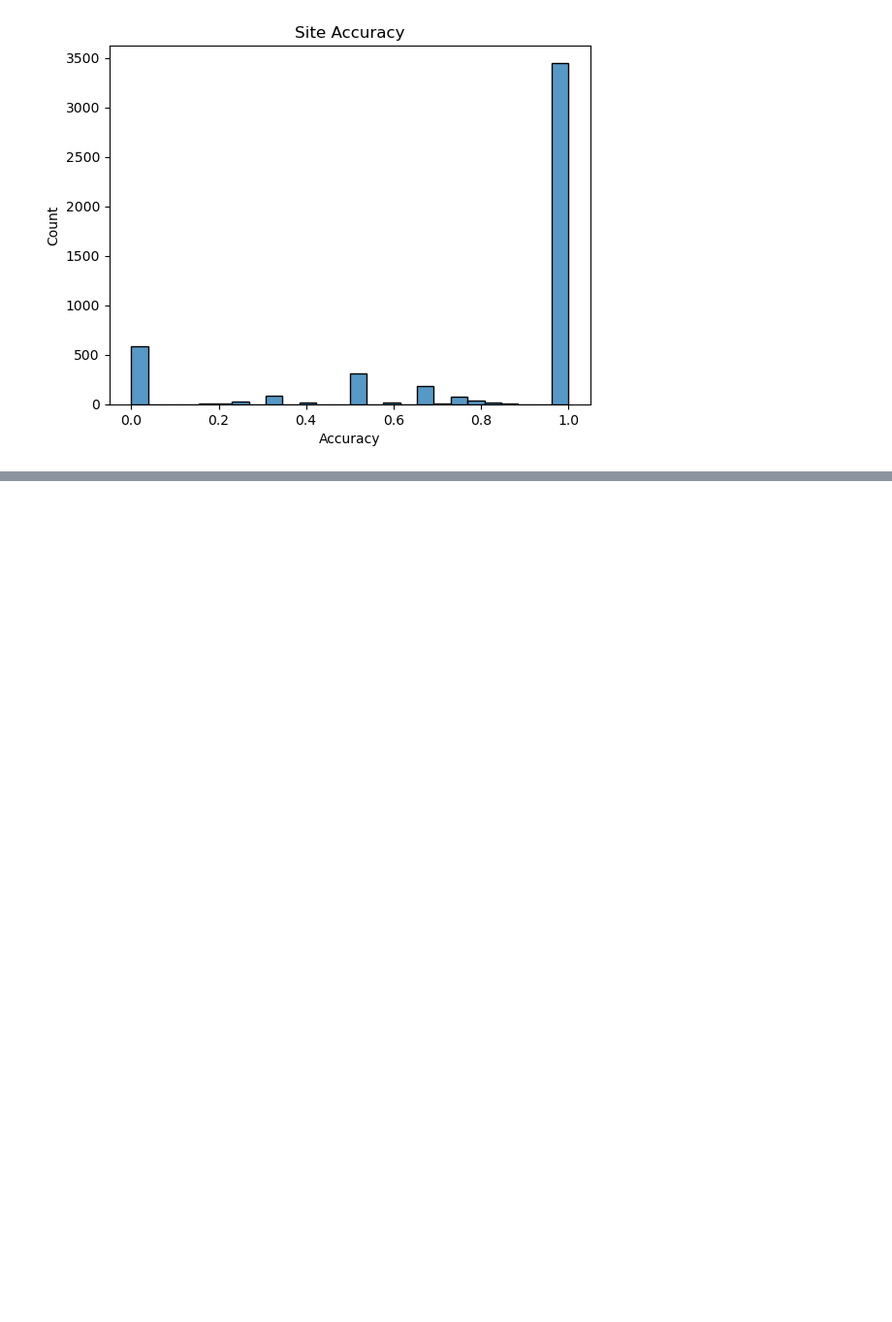
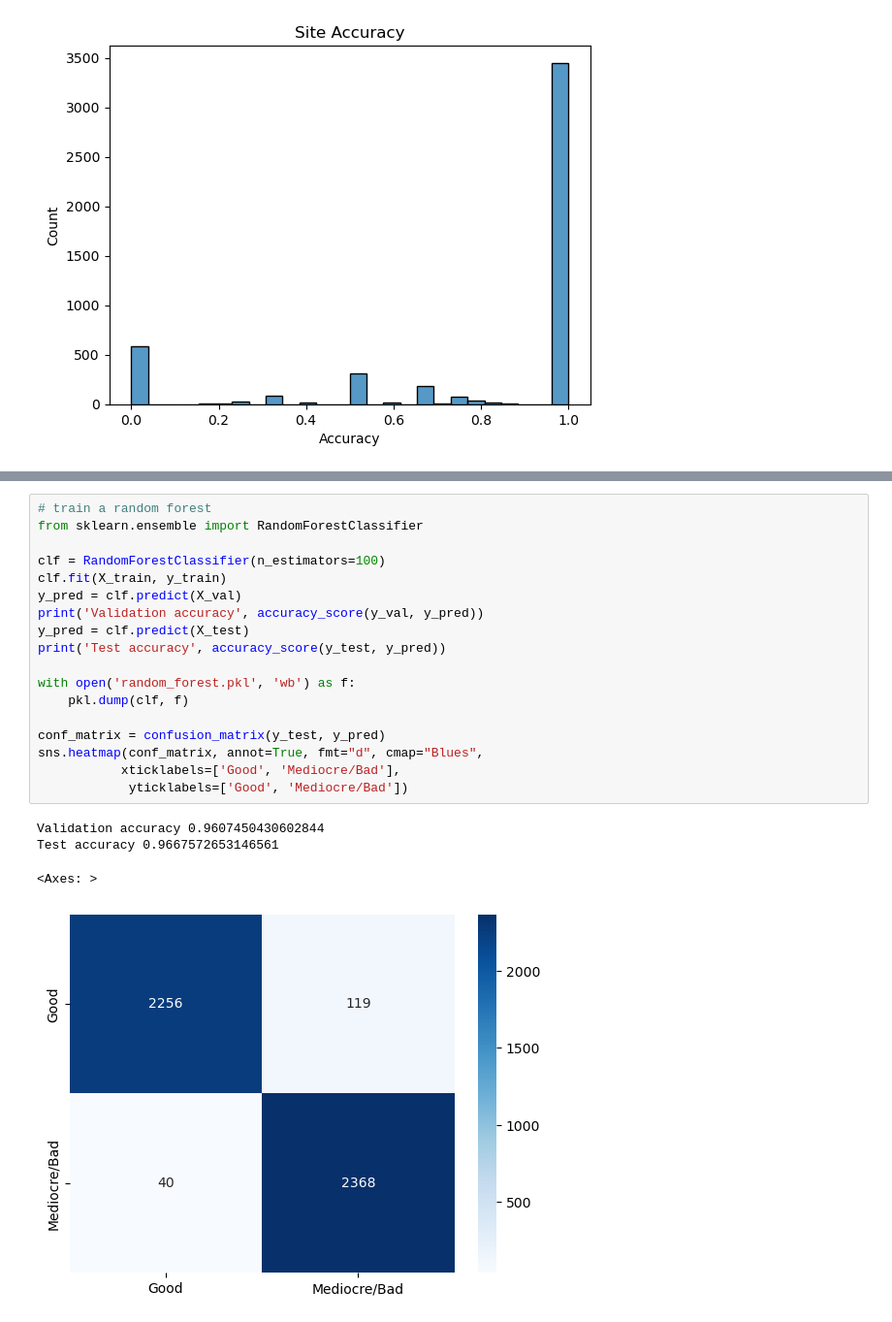
Before and after one commit to rithwiks/GNN_Water_Quality, a Jupyter notebook: baseline.ipynb, the cells around one changed output, grey strips where cells are left out. Shown at 97% size. Cells and saved outputs as stored; diff of their text form; blank space fills up the shorter version.

```diff
--- a/baseline.ipynb
+++ b/baseline.ipynb
@@ -397,0 +496,23 @@ Final Test Accuracy 78.70980829698752
+# %%
+# train a random forest
+from sklearn.ensemble import RandomForestClassifier
+
+clf = RandomForestClassifier(n_estimators=100)
+clf.fit(X_train, y_train)
+y_pred = clf.predict(X_val)
+print('Validation accuracy', accuracy_score(y_val, y_pred))
+y_pred = clf.predict(X_test)
+print('Test accuracy', accuracy_score(y_test, y_pred))
+
+with open('random_forest.pkl', 'wb') as f:
+    pkl.dump(clf, f)
+
+conf_matrix = confusion_matrix(y_test, y_pred)
+sns.heatmap(conf_matrix, annot=True, fmt="d", cmap="Blues",
+           xticklabels=['Good', 'Mediocre/Bad'],
+            yticklabels=['Good', 'Mediocre/Bad'])
+# %% [output]
+Validation accuracy 0.9607450430602844
+Test accuracy 0.9667572653146561
+<Axes: >
+[figure, added]
```
Also changed, not shown: parts of 8 cells of this notebook, 1 other file.
